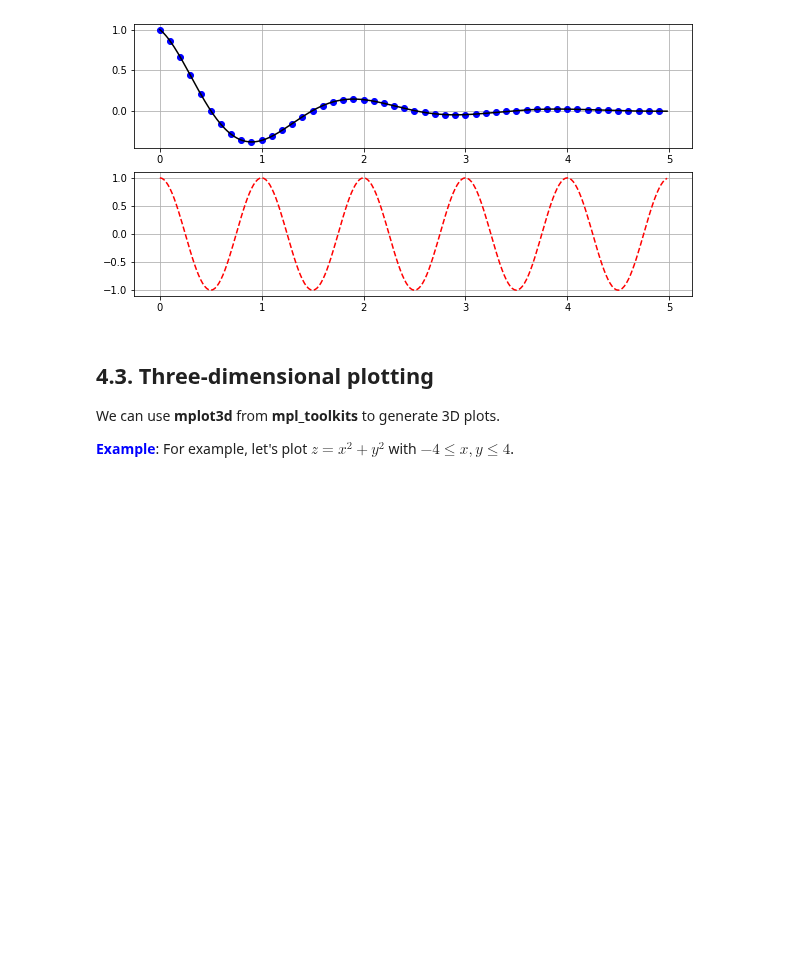
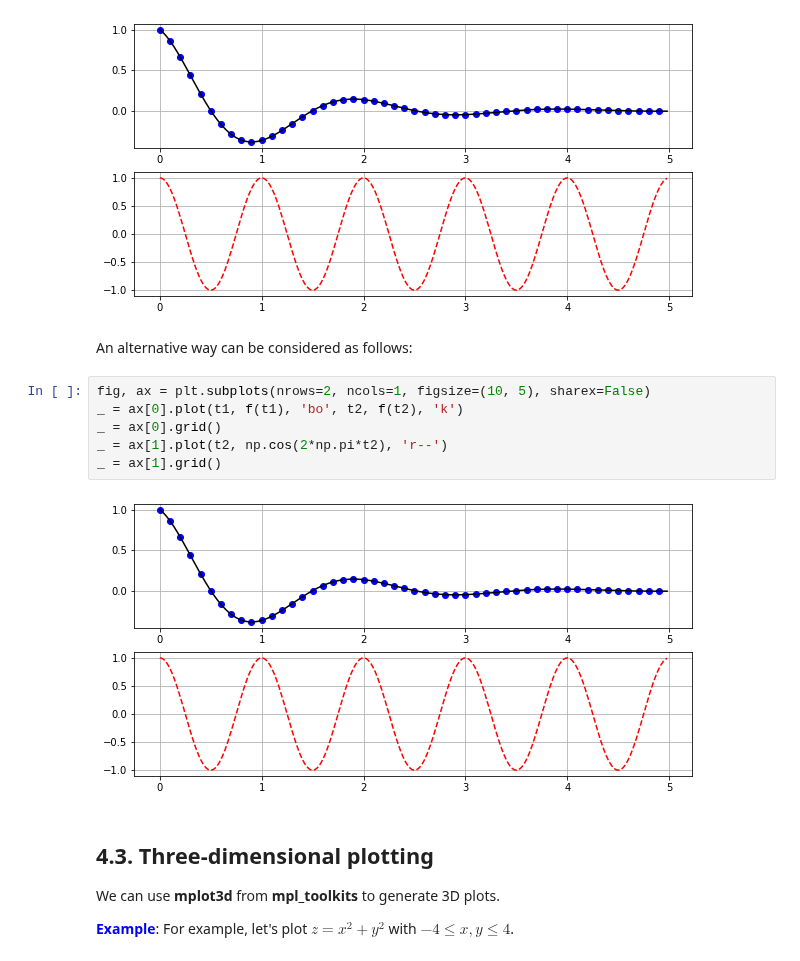
Before and after one commit to HatefDastour/Notes, a Jupyter notebook: Getting_Started.ipynb, the cells around one changed output. Cells and saved outputs as stored; diff of their text form; blank space fills up the shorter version.

```diff
--- a/Getting_Started.ipynb
+++ b/Getting_Started.ipynb
@@ -482,6 +482,16 @@ plt.grid()
 plt.show()
 # %% [output]
 [figure]
+# %% [markdown]
+An alternative way can be considered as follows:
+# %%
+fig, ax = plt.subplots(nrows=2, ncols=1, figsize=(10, 5), sharex=False)
+_ = ax[0].plot(t1, f(t1), 'bo', t2, f(t2), 'k')
+_ = ax[0].grid()
+_ = ax[1].plot(t2, np.cos(2*np.pi*t2), 'r--')
+_ = ax[1].grid()
+# %% [output]
+[figure, added]
 # %% [markdown]
 ## 4.3. Three-dimensional plotting
 
```
Also changed, not shown: parts of 14 cells of this notebook, 22 other files.
